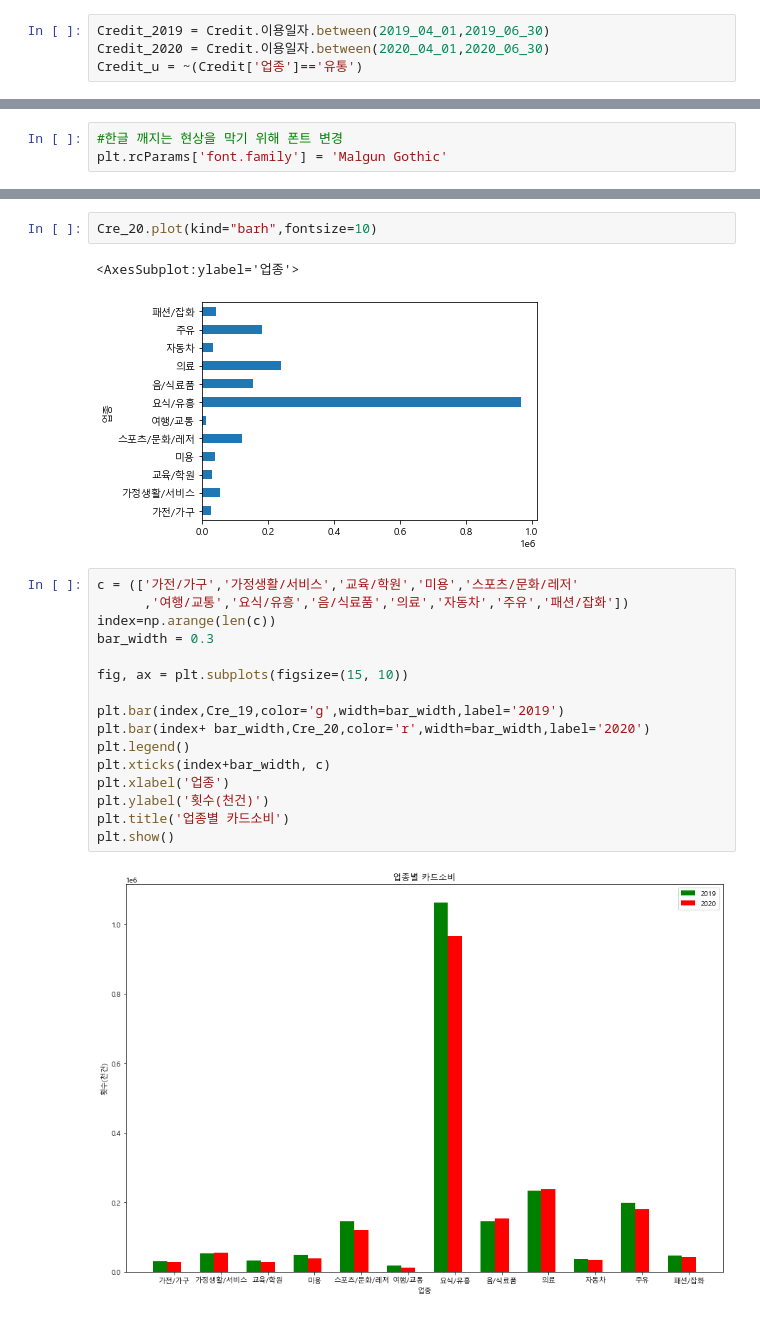
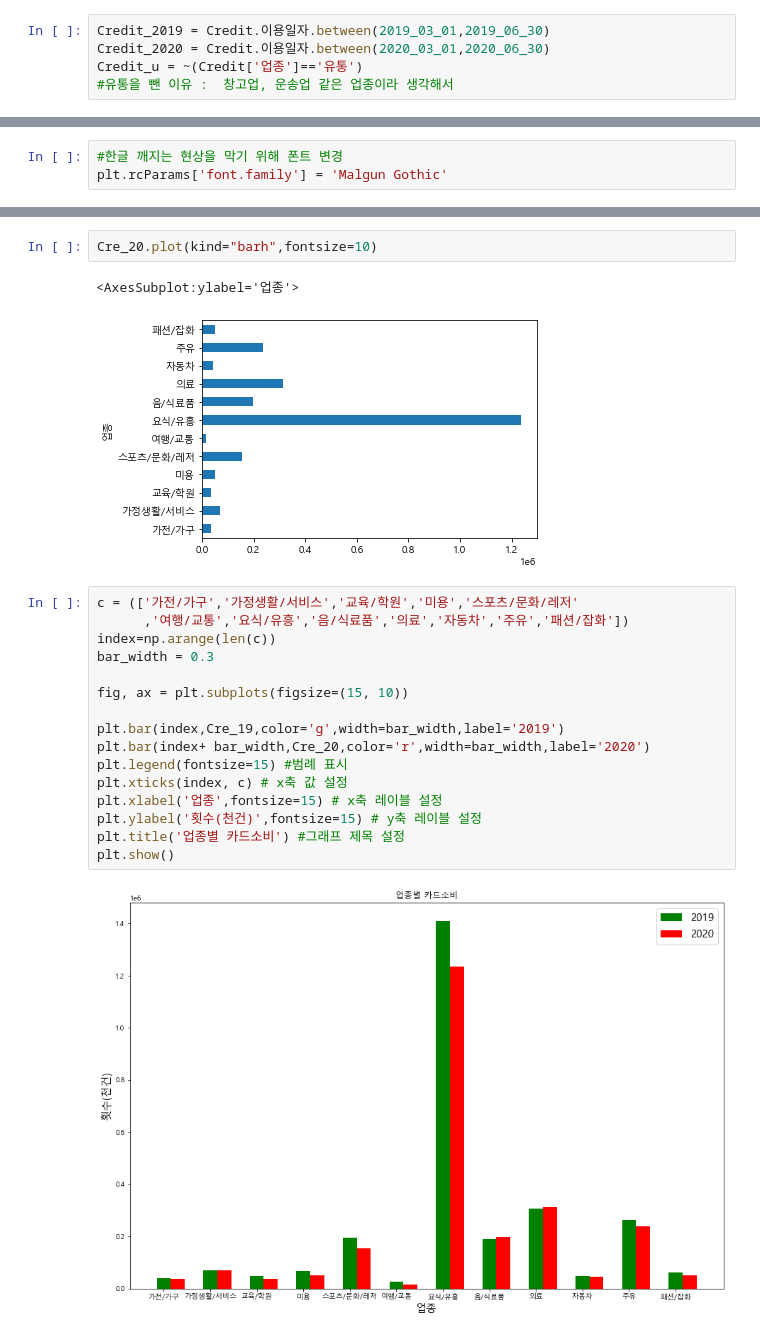
Before and after one commit to wlstn0425/-III, a Jupyter notebook: ProgrammingIII_project.ipynb, the cells around one changed output, grey strips where cells are left out. Cells and saved outputs as stored; diff of their text form.

```diff
--- a/ProgrammingIII_project.ipynb
+++ b/ProgrammingIII_project.ipynb
@@ -50,7 +50,8 @@ Credit
 # %%
-Credit_2019 = Credit.이용일자.between(2019_04_01,2019_06_30)
-Credit_2020 = Credit.이용일자.between(2020_04_01,2020_06_30)
+Credit_2019 = Credit.이용일자.between(2019_03_01,2019_06_30)
+Credit_2020 = Credit.이용일자.between(2020_03_01,2020_06_30)
 Credit_u = ~(Credit['업종']=='유통')
+#유통을 뺀 이유 :  창고업, 운송업 같은 업종이라 생각해서
 # %%
 Credit_19 = Credit_2019 & Credit_u
 Credit_20 = Credit_2020 & Credit_u
@@ -150,23 +151,23 @@ Cre_19.plot(kind="barh",fontsize=10)
 Cre_20.plot(kind="barh",fontsize=10)
 # %% [output]
 <AxesSubplot:ylabel='업종'>
-[figure, old version]
+[figure, new version]
 # %%
 c = (['가전/가구','가정생활/서비스','교육/학원','미용','스포츠/문화/레저'
       ,'여행/교통','요식/유흥','음/식료품','의료','자동차','주유','패션/잡화'])
 index=np.arange(len(c))
 bar_width = 0.3
 
 fig, ax = plt.subplots(figsize=(15, 10))
 
 plt.bar(index,Cre_19,color='g',width=bar_width,label='2019')
 plt.bar(index+ bar_width,Cre_20,color='r',width=bar_width,label='2020')
-plt.legend()
-plt.xticks(index+bar_width, c)
-plt.xlabel('업종')
-plt.ylabel('횟수(천건)')
-plt.title('업종별 카드소비')
+plt.legend(fontsize=15) #범례 표시
+plt.xticks(index, c) # x축 값 설정
+plt.xlabel('업종',fontsize=15) # x축 레이블 설정
+plt.ylabel('횟수(천건)',fontsize=15) # y축 레이블 설정
+plt.title('업종별 카드소비') #그래프 제목 설정
 plt.show()
 # %% [output]
-[figure, old version]
+[figure, new version]
 # %% [markdown]
```
Also changed, not shown: parts of 10 cells of this notebook.
